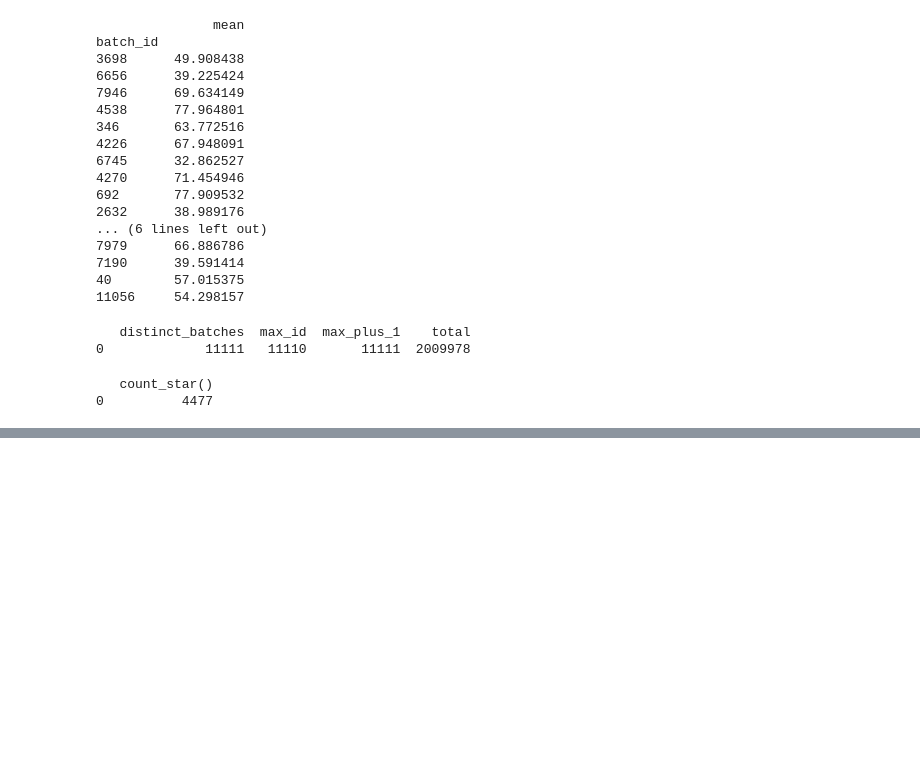
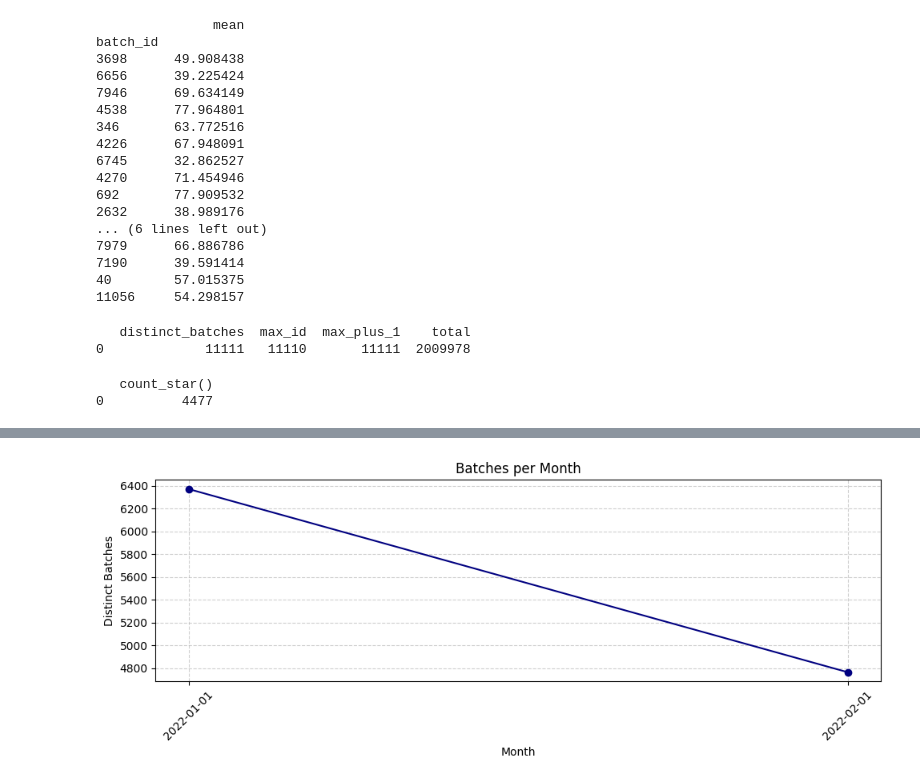
Before and after one commit to Deeja-ish/batch_reactor, a Jupyter notebook: notebooks/data_import.ipynb, the cells around one changed output, grey strips where cells are left out. Cells and saved outputs as stored; diff of their text form; code cells hidden in the pictures; blank space fills up the shorter version.

```diff
--- a/notebooks/data_import.ipynb
+++ b/notebooks/data_import.ipynb
@@ -625,0 +1290,13 @@ FROM '{DATA_PATH}'
+# %%
+plt.figure(figsize=(10, 4))
+plt.plot(monthly_df['month'].astype(str), monthly_df['distinct_batch'], marker='o', color='navy')
+plt.xticks(rotation=45)
+plt.title('Batches per Month')
+plt.xlabel('Month')
+plt.ylabel('Distinct Batches')
+plt.grid(True, linestyle='--', alpha=0.6)
+plt.tight_layout()
+plt.savefig('../docs/07_volume_by_month.png', dpi=300)
+plt.show()
+# %% [output]
+[figure, added]
```
Also changed, not shown: parts of 44 cells of this notebook, 22 other files.
